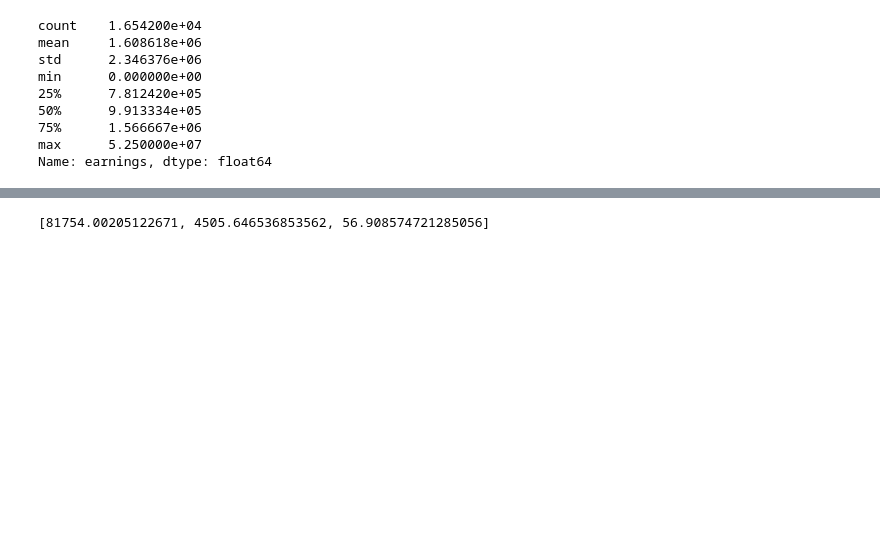
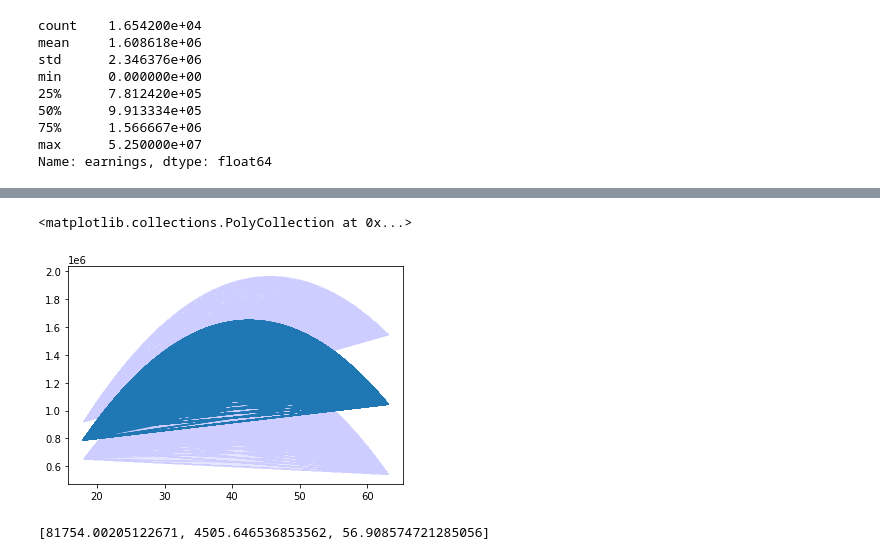
Before and after one commit to sdpinilla18/PS1_BD-ML, a Jupyter notebook: Test_code.ipynb, the cells around one changed output, grey strips where cells are left out. Cells and saved outputs as stored; diff of their text form; code cells hidden in the pictures; blank space fills up the shorter version.

```diff
--- a/Test_code.ipynb
+++ b/Test_code.ipynb
@@ -265,3 +278,10 @@ ax.plot(edad, yhatp1)
+# %%
+fig, ax = plt.subplots()
+ax.plot(plot_data1['age'], plot_data1['2'])
+ax.fill_between(plot_data1['age'], plot_data1['3'], plot_data1['4'], color='b', alpha=.1)
+# %% [output]
+<matplotlib.collections.PolyCollection at 0x...>
+[figure, added]
 # %%
 #Bootstrap, Earnings(Age,Age2)
 def estimador0(dfi):
```
Also changed, not shown: parts of 7 cells of this notebook, 1 other file.
